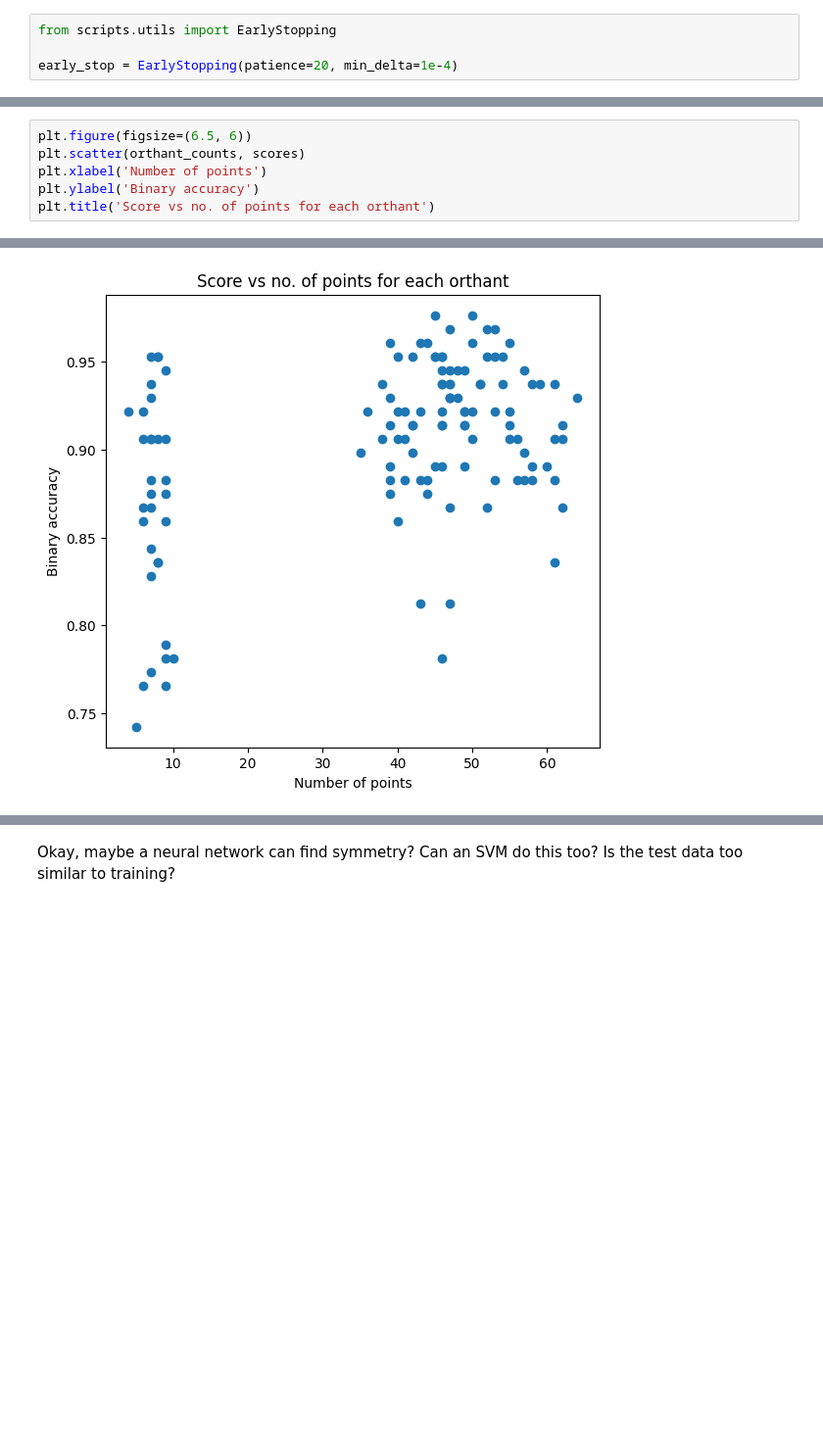
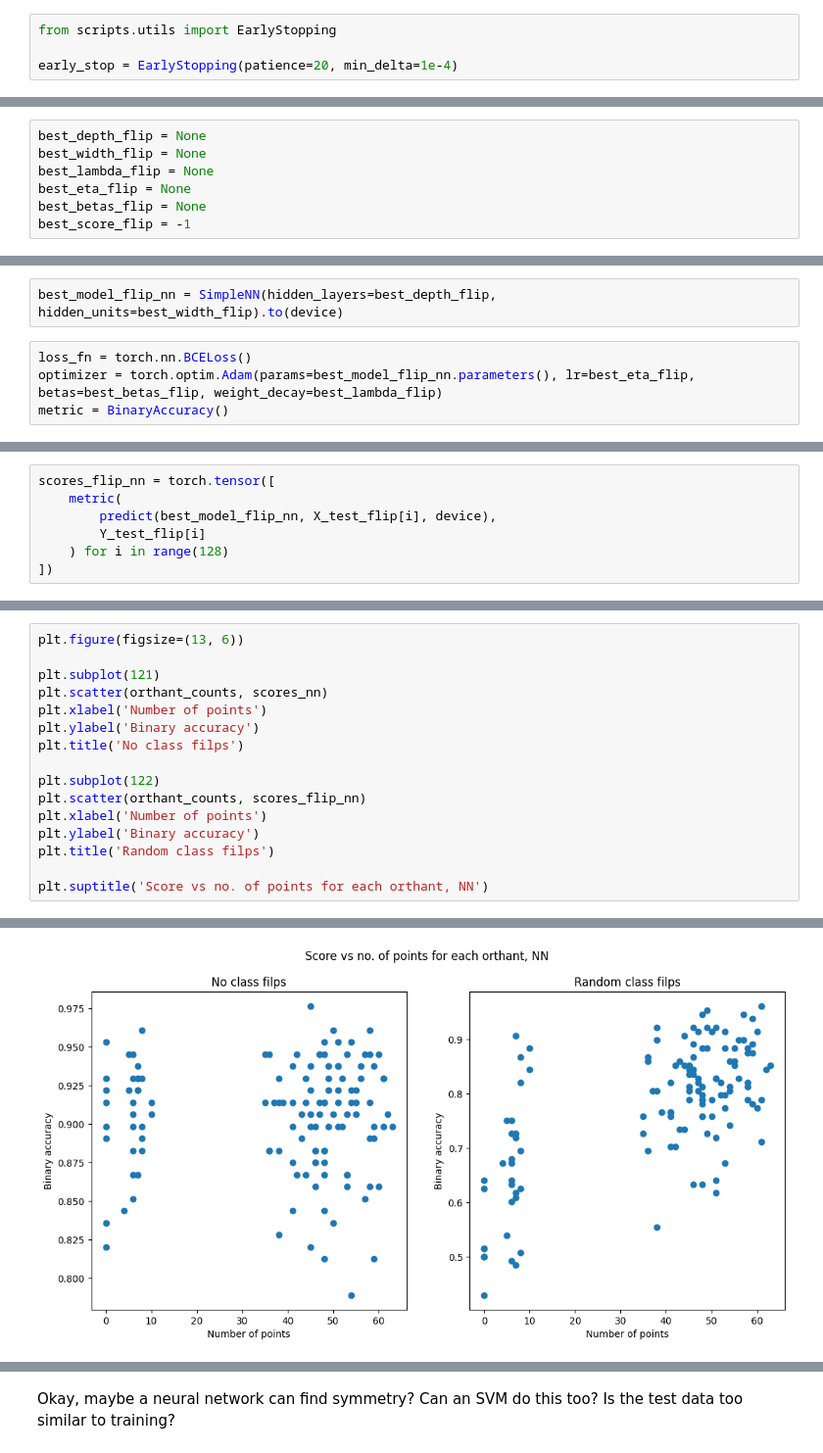
Before and after one commit to Bala-A87/UGRC, a Jupyter notebook: Code/orthants-symmetry.ipynb, the cells around one changed output, grey strips where cells are left out. Shown at 98% size. Cells and saved outputs as stored; diff of their text form; blank space fills up the shorter version.

Commit message:
Add empty orthants and random class flipping

```diff
--- a/Code/orthants-symmetry.ipynb
+++ b/Code/orthants-symmetry.ipynb
@@ -416,0 +468,7 @@ scores = torch.tensor([
+# %%
+best_depth_flip = None
+best_width_flip = None
+best_lambda_flip = None
+best_eta_flip = None
+best_betas_flip = None
+best_score_flip = -1
@@ -416,0 +529,6 @@ scores = torch.tensor([
+# %%
+best_model_flip_nn = SimpleNN(hidden_layers=best_depth_flip, hidden_units=best_width_flip).to(device)
+# %%
+loss_fn = torch.nn.BCELoss()
+optimizer = torch.optim.Adam(params=best_model_flip_nn.parameters(), lr=best_eta_flip, betas=best_betas_flip, weight_decay=best_lambda_flip)
+metric = BinaryAccuracy()
@@ -417 +571,8 @@ scores = torch.tensor([
+# %%
+scores_flip_nn = torch.tensor([
+    metric(
+        predict(best_model_flip_nn, X_test_flip[i], device),
+        Y_test_flip[i]
+    ) for i in range(128)
+])
 # %% [markdown]
@@ -419,7 +580,17 @@ scores = torch.tensor([
 # %%
-plt.figure(figsize=(6.5, 6))
-plt.scatter(orthant_counts, scores)
+plt.figure(figsize=(13, 6))
+
+plt.subplot(121)
+plt.scatter(orthant_counts, scores_nn)
 plt.xlabel('Number of points')
 plt.ylabel('Binary accuracy')
-plt.title('Score vs no. of points for each orthant')
+plt.title('No class filps')
+
+plt.subplot(122)
+plt.scatter(orthant_counts, scores_flip_nn)
+plt.xlabel('Number of points')
+plt.ylabel('Binary accuracy')
+plt.title('Random class filps')
+
+plt.suptitle('Score vs no. of points for each orthant, NN')
 # %% [output]
@@ -427,4 +598,4 @@ Text(0.5, 1.0, 'Score vs no. of points for each orthant')
-[figure, old version]
+[figure, new version]
 # %%
 from scipy.stats import pearsonr
 
```
Also changed, not shown: parts of 65 cells of this notebook.
